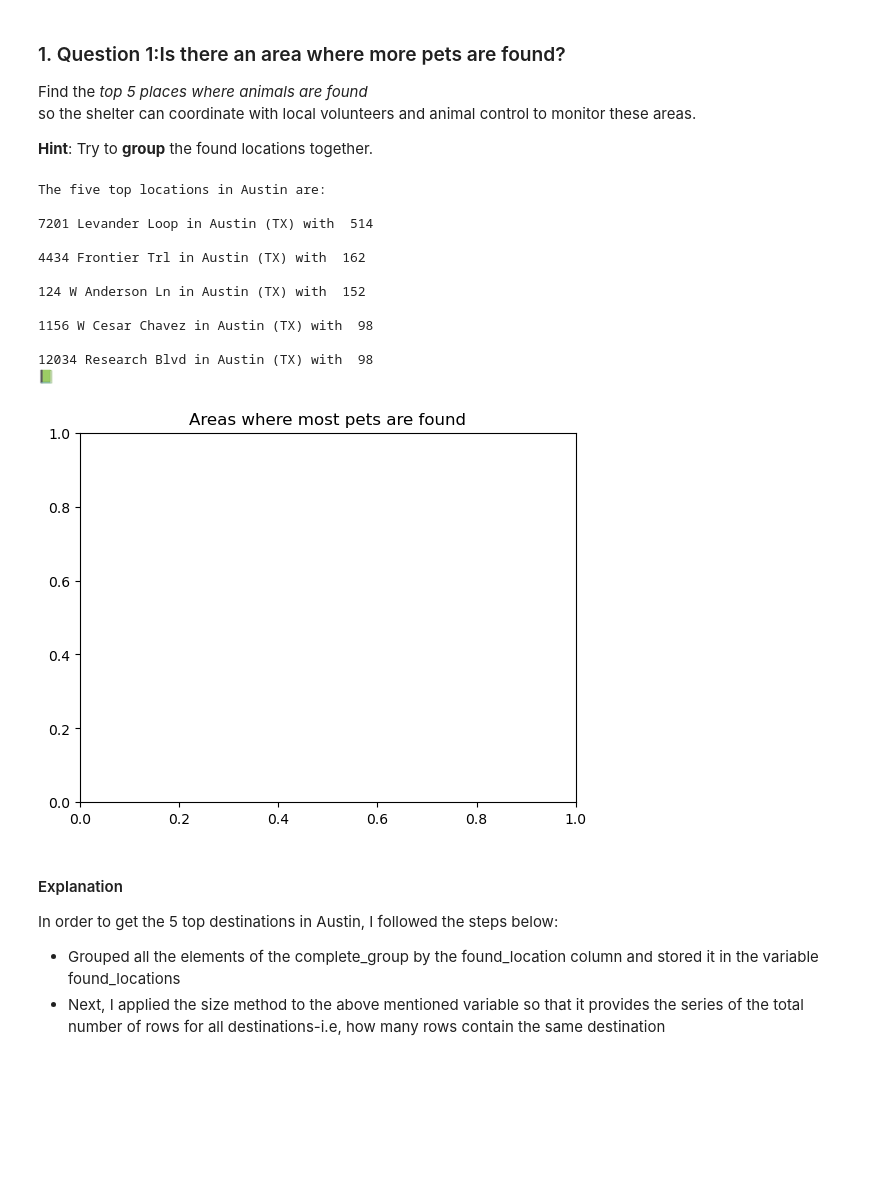
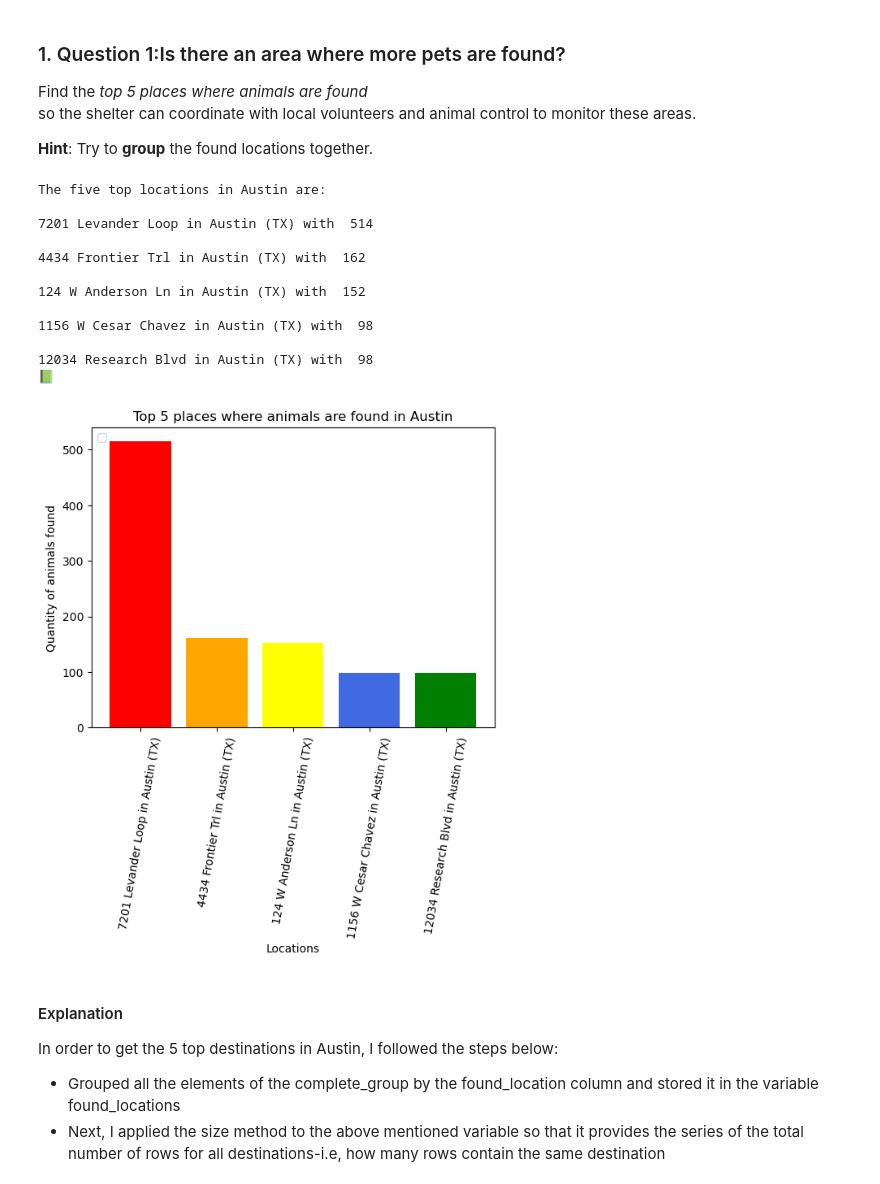
Before and after one commit to sahvsergio/treehouse_data_analysis_techdegree_unit5, a Jupyter notebook: Pet Shelter Analysis.ipynb, the cells around one changed output. Cells and saved outputs as stored; diff of their text form; code cells hidden in the pictures; blank space fills up the shorter version.

Commit message:
ad some plots

```diff
--- a/Pet Shelter Analysis.ipynb
+++ b/Pet Shelter Analysis.ipynb
@@ -357,37 +357,49 @@ for location in austin_locations.items():
     location=location
     if 'Austin' in location[0]:
         austin_location=location
         location_list.append(austin_location)
 
+list_of_locations=[]
+list_of_totals=[]
 five_locations=location_list[1:6]
 print('The five top locations in Austin are:')
 for location, total in five_locations:
     print()
+    print(f'{location} with  {total}')
+    list_of_locations.append(location)
+    list_of_totals.append(total)
 
-    print(f'{location} with  {total}')
+
 
 
 print('\N{green book}')
 
 #graph
 
-plt.title('Areas where most pets are found')
+plt.title('Top 5 places where animals are found in Austin')
+plt.xlabel('Locations')
+plt.ylabel('Quantity of animals found')
+plt.legend(loc='upper left')
+plt.xticks(rotation=80)
 
-plt.show(location_list)
+plt.bar(list_of_locations, list_of_totals, color=['red', 'orange', 'yellow','royalblue','green'])
+
+
+plt.show()
 # %% [output]
 The five top locations in Austin are:
 
 7201 Levander Loop in Austin (TX) with  514
 
 4434 Frontier Trl in Austin (TX) with  162
 
 124 W Anderson Ln in Austin (TX) with  152
 
 1156 W Cesar Chavez in Austin (TX) with  98
 
 12034 Research Blvd in Austin (TX) with  98
 📗
-[figure, old version]
+[figure, new version]
 # %% [markdown]
 #### Explanation
 In order to get the 5 top destinations in Austin, I followed the steps below:
```
Also changed, not shown: parts of 5 cells of this notebook.
